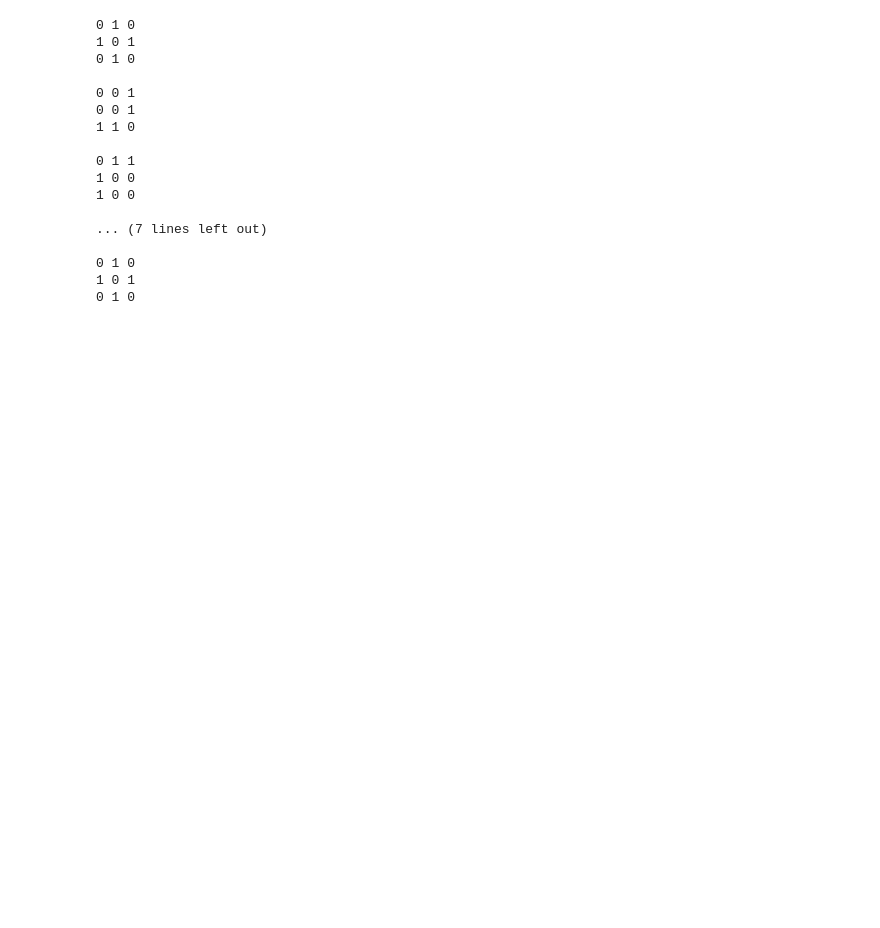
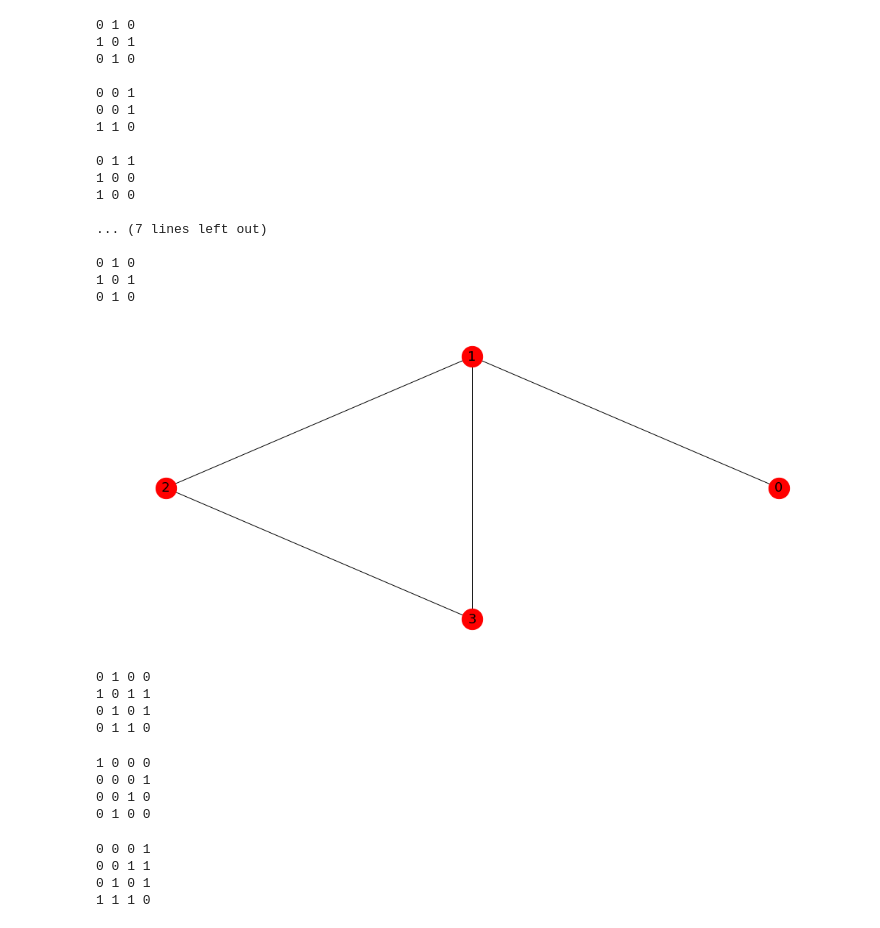
Before and after one commit to Rshocks/GraphTheory, a Jupyter notebook: Graph Isomorphism.ipynb, the cells around one changed output. Cells and saved outputs as stored; diff of their text form; code cells hidden in the pictures; blank space fills up the shorter version.

```diff
--- a/Graph Isomorphism.ipynb
+++ b/Graph Isomorphism.ipynb
@@ -473,3 +473,42 @@ for p in perms:
 0 1 0
 1 0 1
 0 1 0
+# %%
+G = nx.Graph()
+# %%
+E = ((0,1), (1,2), (1,3), (2,3))
+# %%
+G.add_edges_from(E)
+# %%
+nx.draw_circular(G, **params)
+# %% [output]
+[figure, added]
+# %%
+A = nx.to_numpy_array(G).astype(np.uint8)
+matrix_print(A)
+# %% [output]
+0 1 0 0
+1 0 1 1
+0 1 0 1
+0 1 1 0
+# %%
+p = [0, 3, 2, 1]
+
+I = np.identity(4, np.uint8)
+
+P = I[p]
+
+matrix_print(P)
+# %% [output]
+1 0 0 0
+0 0 0 1
+0 0 1 0
+0 1 0 0
+# %%
+A_P = P @ A @ P.T
+matrix_print(A_P)
+# %% [output]
+0 0 0 1
+0 0 1 1
+0 1 0 1
+1 1 1 0
```
Also changed, not shown: parts of 8 cells of this notebook.
